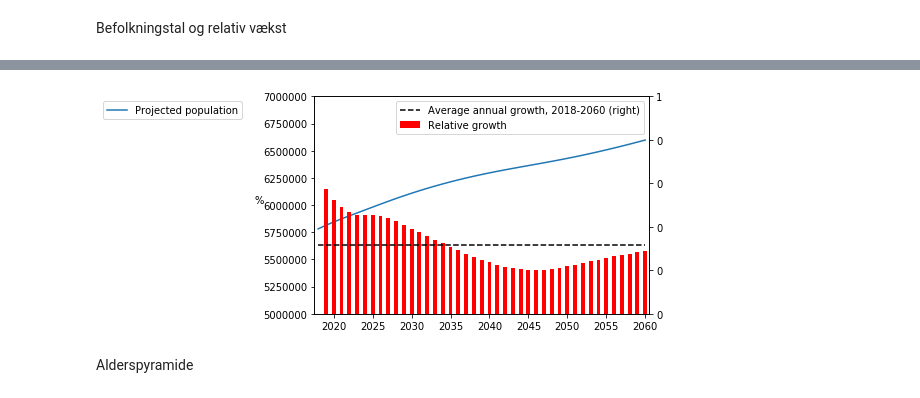
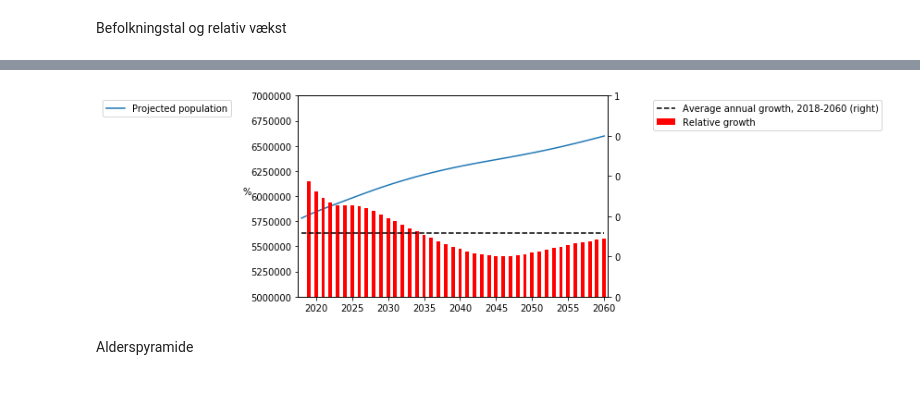
Before and after one commit to NumEconCopenhagen/projects-2019-tobias_jacob_sandru, a Jupyter notebook: dataproject/dataProject.ipynb, the cells around one changed output, grey strips where cells are left out. Saved outputs shown, nothing was run; the diff lists cells and outputs as text; code cells hidden in the pictures.

```diff
--- a/dataproject/dataProject.ipynb
+++ b/dataproject/dataProject.ipynb
@@ -82,17 +45,18 @@ proj_data['Average annual growth (2018-2060)']=((proj_data['Population primo'].i
 # %%
 ax1=proj_data[['Relative growth']].plot(kind='bar', secondary_y=True,color='red',legend=False, label='Relative growth (right)')
 ax2=proj_data['Average annual growth (2018-2060)'].plot(secondary_y=True,color='black',linestyle='dashed', label='Average annual growth, 2018-2060 (right)')
 ax3=proj_data['Population primo'].plot(label = 'Projected population', legend=True)
 plt.xticks(np.arange(2,len(proj_data),5),aar)
 ax1.set_ylim(0, 1)
 ax3.set_ylim(5000000, 7000000)
 ax2.get_yaxis().set_major_formatter(matplotlib.ticker.FuncFormatter(lambda x, p: format(int(x), ',')))
 ax3.set_ylabel("%",rotation=0)
 ax3.legend(bbox_to_anchor=(-0.2,1))
-plt.legend()
+ax1.legend(bbox_to_anchor=(1.9,1))
+
 plt.show()
 # %% [output]
-[figure, old version]
+[figure, new version]
 # %% [markdown]
 Alderspyramide
 # %%
```
Also changed, not shown: parts of 2 cells of this notebook.
